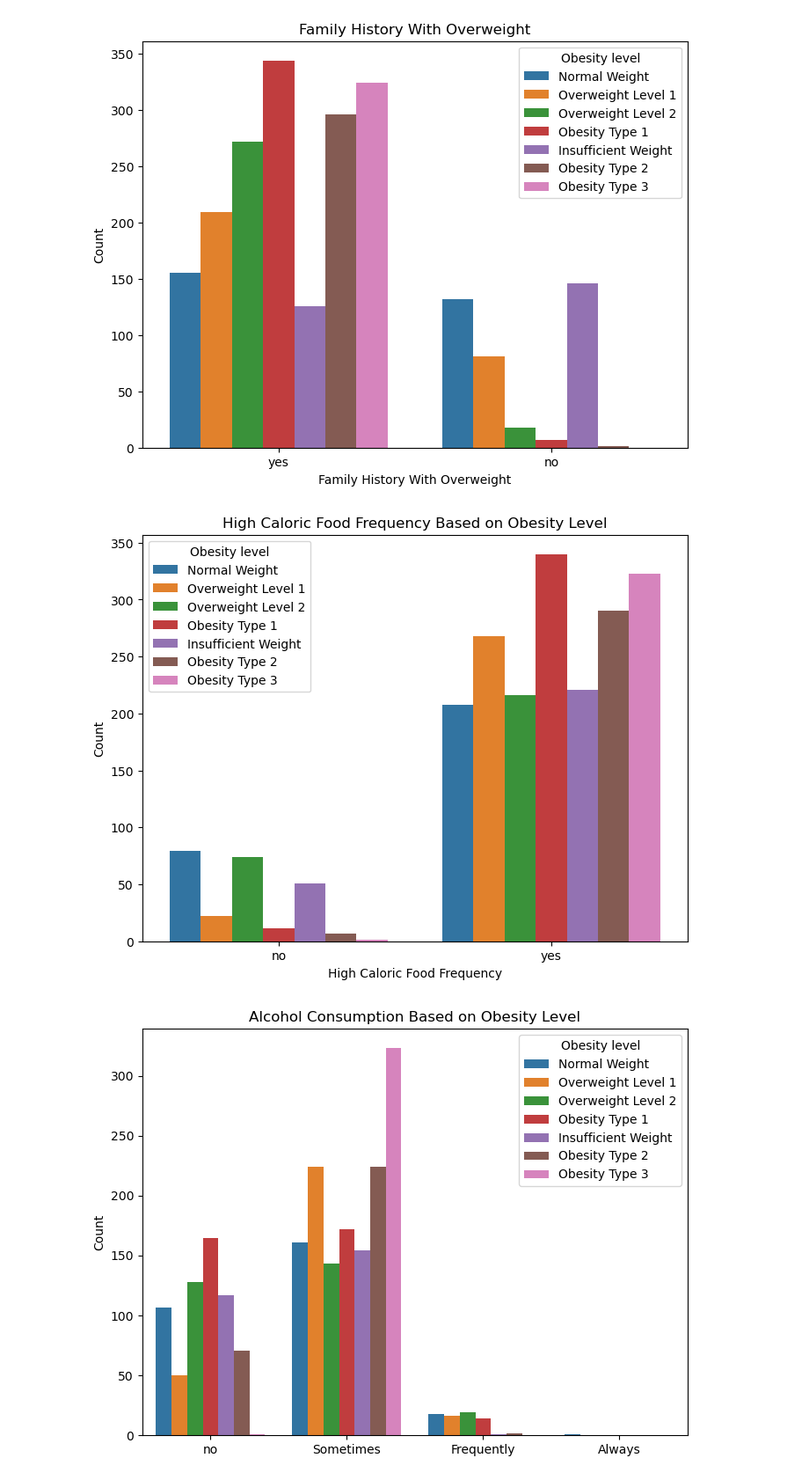
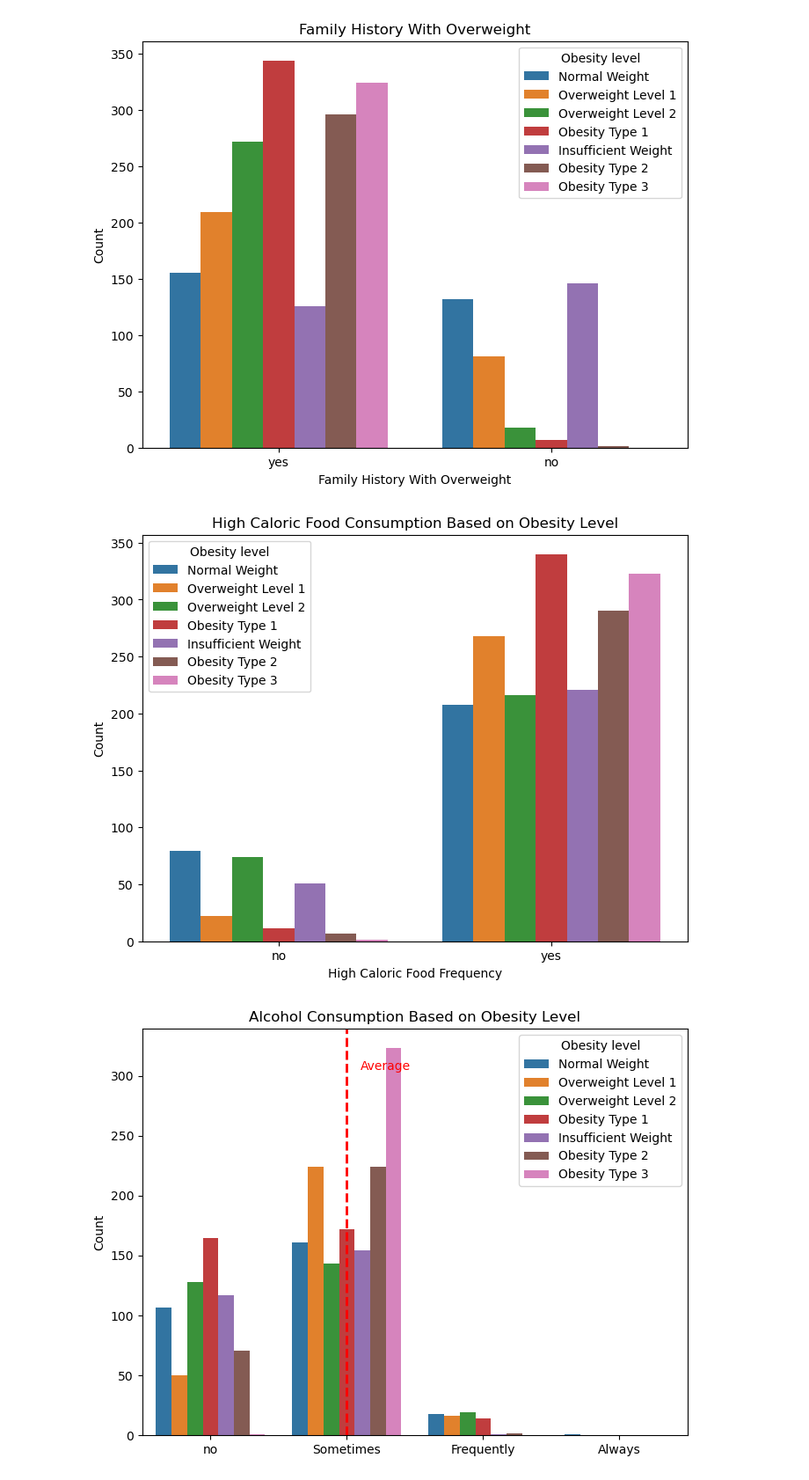
Before and after one commit to Sueraaa/proj-4-grp-1, a Jupyter notebook: Obesity_Data_Sunera.ipynb, the cells around one changed output. Shown at 88% size. Drawn from its saved outputs; the diff is of its cells as text; code cells hidden in the pictures.

```diff
--- a/Obesity_Data_Sunera.ipynb
+++ b/Obesity_Data_Sunera.ipynb
@@ -617,22 +658,31 @@ plt.show()
 # %% [output]
 [figure]
 # %%
-# Generate a count plot for High Caloric Food Frequency based on Obesity level
+# Count plot for High Caloric Food Frequency based on Obesity level
 plt.figure(figsize=(8, 6))
 sns.countplot(data=obesity_data, x='High Caloric Food Frequency', hue='Obesity level')
-plt.title('High Caloric Food Frequency Based on Obesity Level')
+plt.title('High Caloric Food Consumption Based on Obesity Level')
 plt.ylabel('Count')
+plt.savefig('images/high_calari_food_based_on_obesity.png')
 plt.show()
 # %% [output]
-[figure, old version]
+[figure, new version]
 # %%
-# Generate a count plot for Do You Drink Alcohol based on Obesity level
+# Calculate the average alcohol consumption
+average_alcohol_consumption = round(obesity_data['Alcohol Consumption Numeric'].mean())
+
+# Count plot for Do You Drink Alcohol based on Obesity level
 plt.figure(figsize=(8, 6))
 sns.countplot(data=obesity_data, x='Do You Drink Alcohol', hue='Obesity level')
 plt.title('Alcohol Consumption Based on Obesity Level')
 plt.xlabel('')
 plt.ylabel('Count')
+
+# Add the average line to the histogram
+plt.axvline(average_alcohol_consumption, color='r', linestyle='dashed', linewidth=2)
+plt.text(average_alcohol_consumption + 0.1, plt.ylim()[1] * 0.9, f'Average', color='r')
+plt.savefig('images/alchohol_consumption_based_on_obesity.png')
 plt.show()
 # %% [output]
-[figure, old version]
+[figure, new version]
 # %%
```
Also changed, not shown: parts of 15 cells of this notebook, 10 other files.
